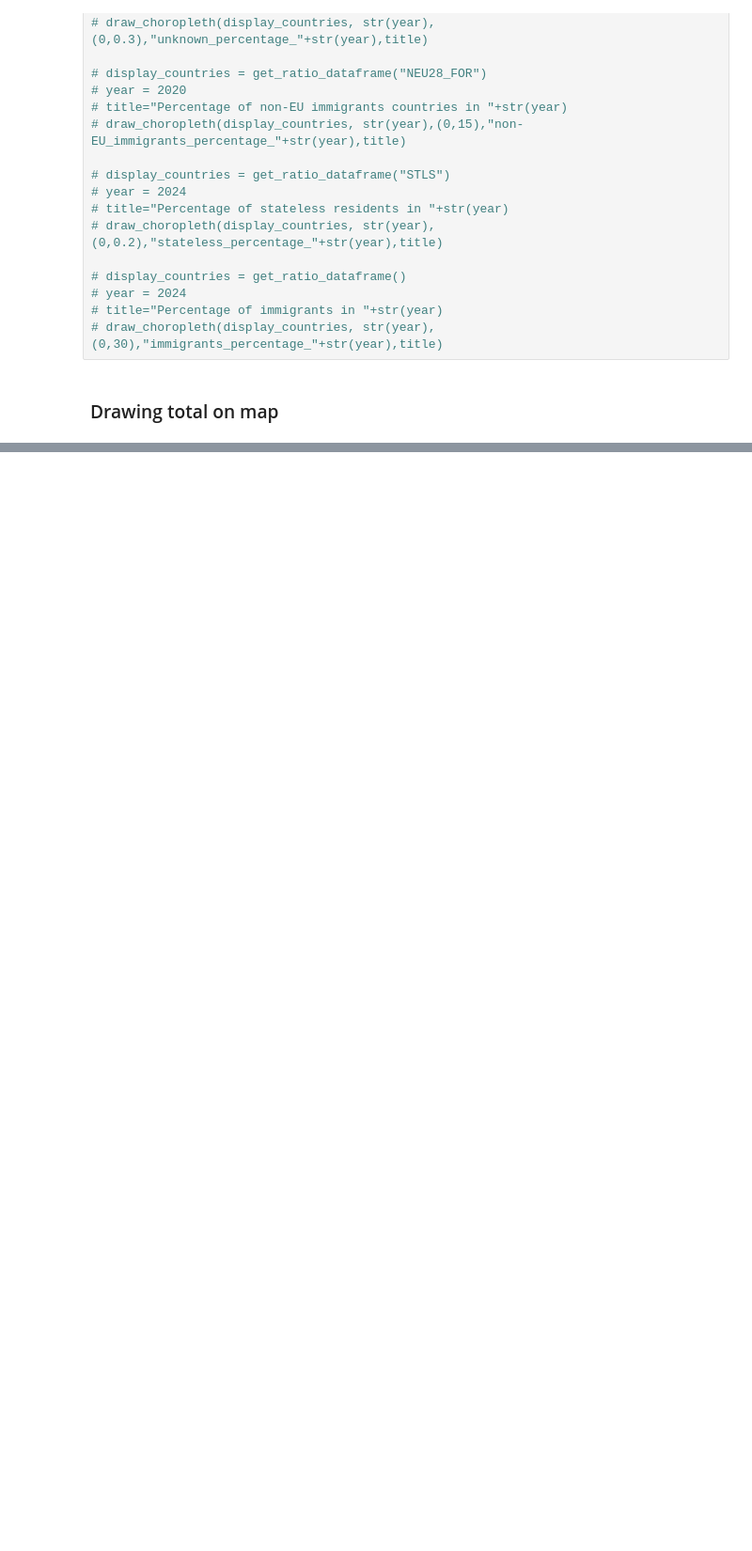
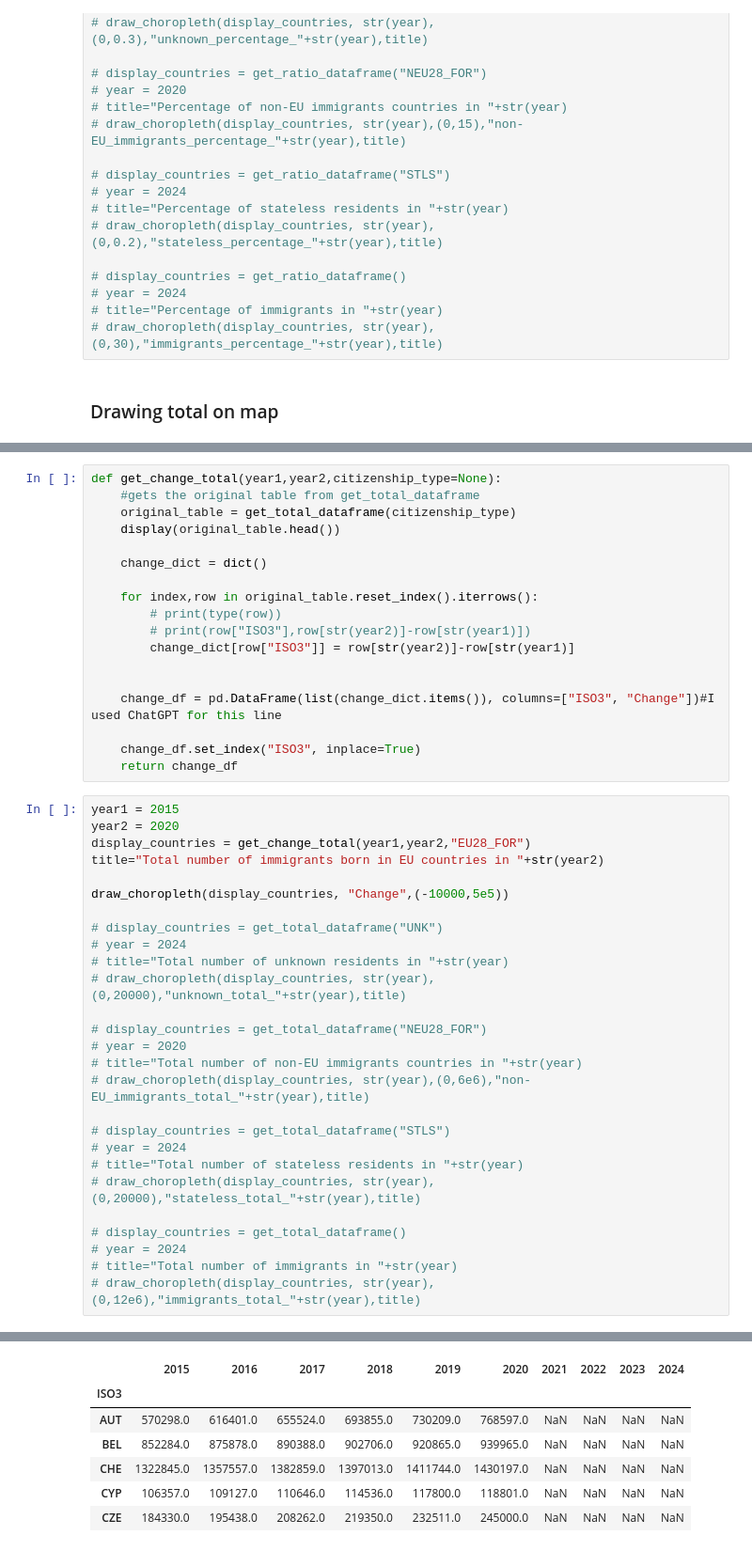
Before and after one commit to jatofi-official/migration-eu-analysis, a Jupyter notebook: Notebooks/mandatory_foreign_born.ipynb, the cells around one changed output, grey strips where cells are left out. Shown at 94% size. Cells and saved outputs as stored; diff of their text form; blank space fills up the shorter version.

```diff
--- a/Notebooks/mandatory_foreign_born.ipynb
+++ b/Notebooks/mandatory_foreign_born.ipynb
@@ -336,0 +363,46 @@ Successfully saved to immigrants_total_2024.png
+# %%
+def get_change_total(year1,year2,citizenship_type=None):
+    #gets the original table from get_total_dataframe
+    original_table = get_total_dataframe(citizenship_type)
+    display(original_table.head())
+
+    change_dict = dict()
+
+    for index,row in original_table.reset_index().iterrows():
+        # print(type(row))
+        # print(row["ISO3"],row[str(year2)]-row[str(year1)])
+        change_dict[row["ISO3"]] = row[str(year2)]-row[str(year1)]
+
+
+    change_df = pd.DataFrame(list(change_dict.items()), columns=["ISO3", "Change"])#I used ChatGPT for this line
+
+    change_df.set_index("ISO3", inplace=True)
+    return change_df
+# %%
+year1 = 2015
+year2 = 2020
+display_countries = get_change_total(year1,year2,"EU28_FOR")
+title="Total number of immigrants born in EU countries in "+str(year2)
+
+draw_choropleth(display_countries, "Change",(-10000,5e5))
+
+# display_countries = get_total_dataframe("UNK")
+# year = 2024
+# title="Total number of unknown residents in "+str(year)
+# draw_choropleth(display_countries, str(year),(0,20000),"unknown_total_"+str(year),title)
+
+# display_countries = get_total_dataframe("NEU28_FOR")
+# year = 2020
+# title="Total number of non-EU immigrants countries in "+str(year)
+# draw_choropleth(display_countries, str(year),(0,6e6),"non-EU_immigrants_total_"+str(year),title)
+
+# display_countries = get_total_dataframe("STLS")
+# year = 2024
+# title="Total number of stateless residents in "+str(year)
+# draw_choropleth(display_countries, str(year),(0,20000),"stateless_total_"+str(year),title)
+
+# display_countries = get_total_dataframe()
+# year = 2024
+# title="Total number of immigrants in "+str(year)
+# draw_choropleth(display_countries, str(year),(0,12e6),"immigrants_total_"+str(year),title)
+# %% [output]
@@ -336,0 +418,7 @@ Successfully saved to immigrants_total_2024.png
+|  | 2015 | 2016 | 2017 | 2018 | 2019 | 2020 | 2021 | 2022 | 2023 | 2024 |
+| ISO3 |  |  |  |  |  |  |  |  |  |  |
+| AUT | 570298.0 | 616401.0 | 655524.0 | 693855.0 | 730209.0 | 768597.0 | NaN | NaN | NaN | NaN |
+| BEL | 852284.0 | 875878.0 | 890388.0 | 902706.0 | 920865.0 | 939965.0 | NaN | NaN | NaN | NaN |
+| CHE | 1322845.0 | 1357557.0 | 1382859.0 | 1397013.0 | 1411744.0 | 1430197.0 | NaN | NaN | NaN | NaN |
+| CYP | 106357.0 | 109127.0 | 110646.0 | 114536.0 | 117800.0 | 118801.0 | NaN | NaN | NaN | NaN |
+| CZE | 184330.0 | 195438.0 | 208262.0 | 219350.0 | 232511.0 | 245000.0 | NaN | NaN | NaN | NaN |
```
Also changed, not shown: parts of 7 cells of this notebook.
